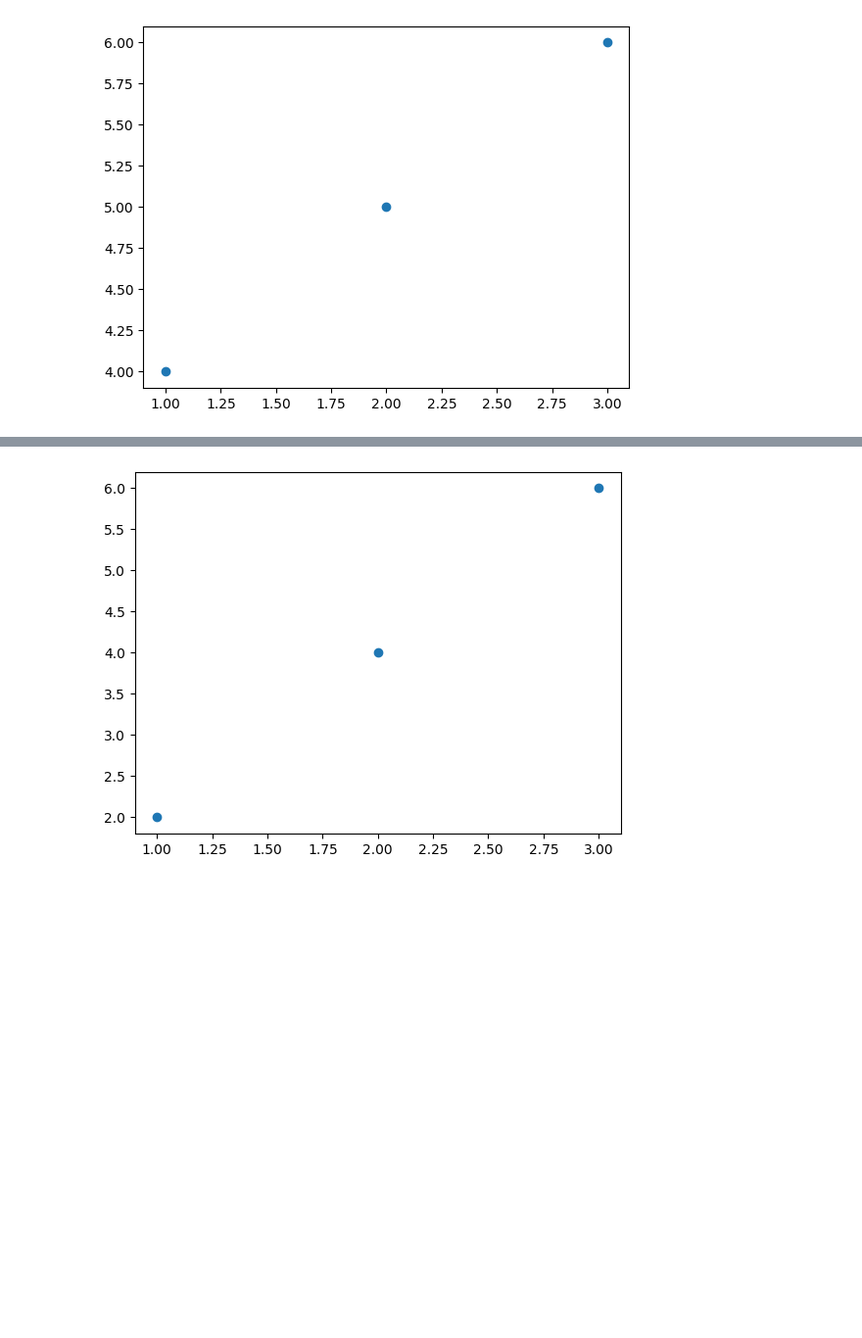
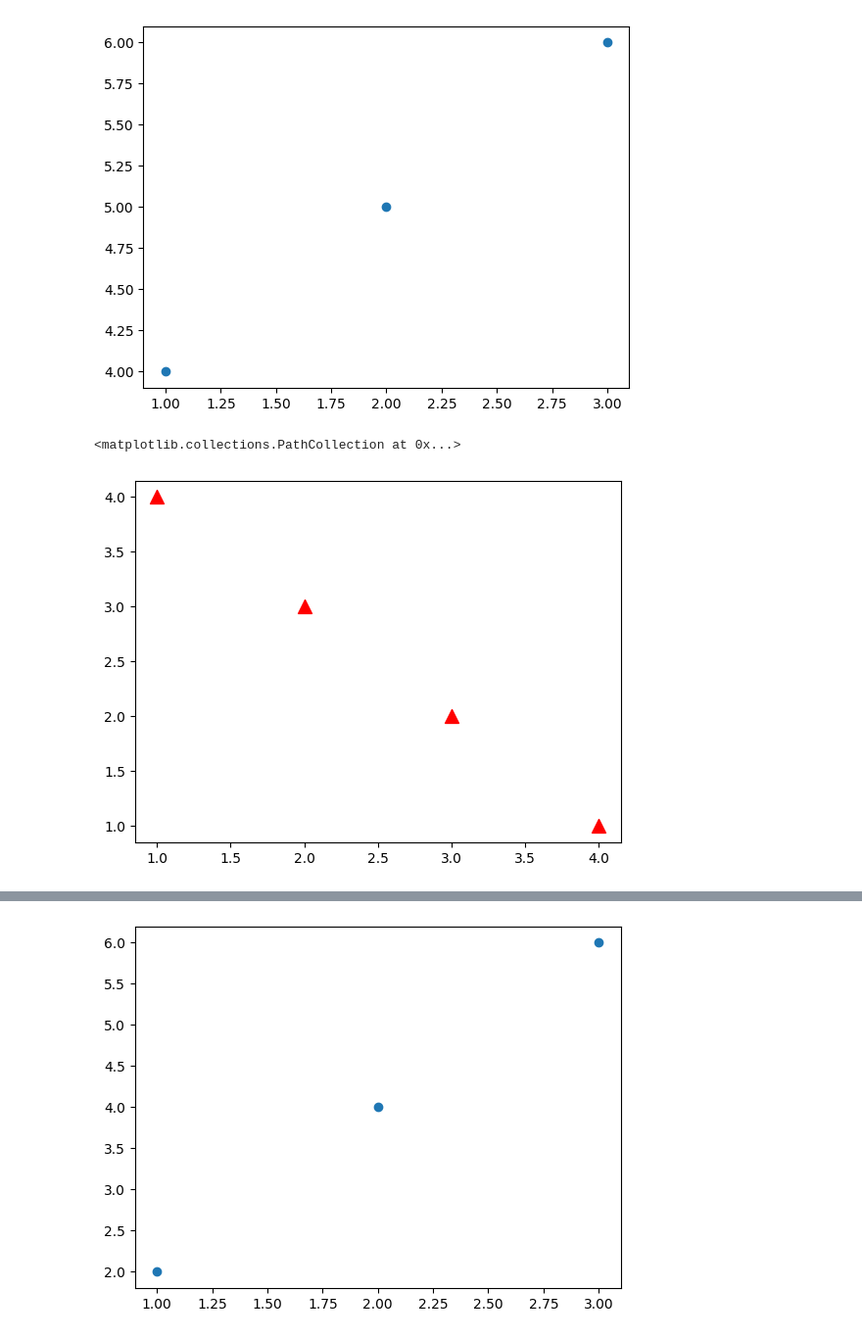
Before and after one commit to Svastikkka/Data-Science-Machine-Learning, a Jupyter notebook: Lecture 13 - Plotting Grpahs/Notes.ipynb, the cells around one changed output, grey strips where cells are left out. Shown at 98% size. Cells and saved outputs as stored; diff of their text form; code cells hidden in the pictures; blank space fills up the shorter version.

Commit message:
update: matplotlib notes

```diff
--- a/Lecture 13 - Plotting Grpahs/Notes.ipynb
+++ b/Lecture 13 - Plotting Grpahs/Notes.ipynb
@@ -248,3 +248,10 @@ plt.scatter([1, 2, 3], [4, 5, 6])
 # %% [output]
 <matplotlib.collections.PathCollection at 0x...>
 [figure]
+# %%
+### Colored and Sized Points
+import matplotlib.pyplot as plt
+plt.scatter([1,2,3,4],[4,3,2,1], s=100, c="red", marker="^")
+# %% [output]
+<matplotlib.collections.PathCollection at 0x...>
+[figure, added]
```
Also changed, not shown: parts of 12 cells of this notebook, 1 other file.
